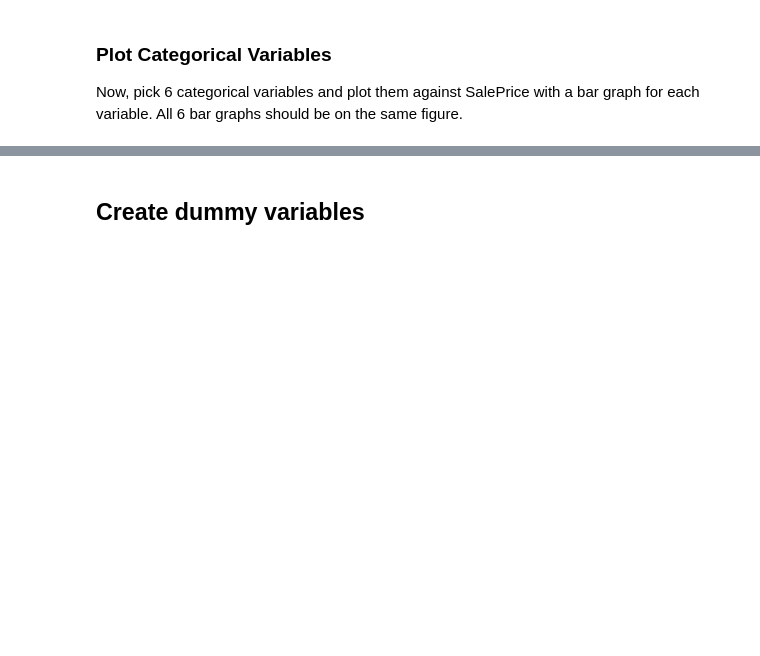
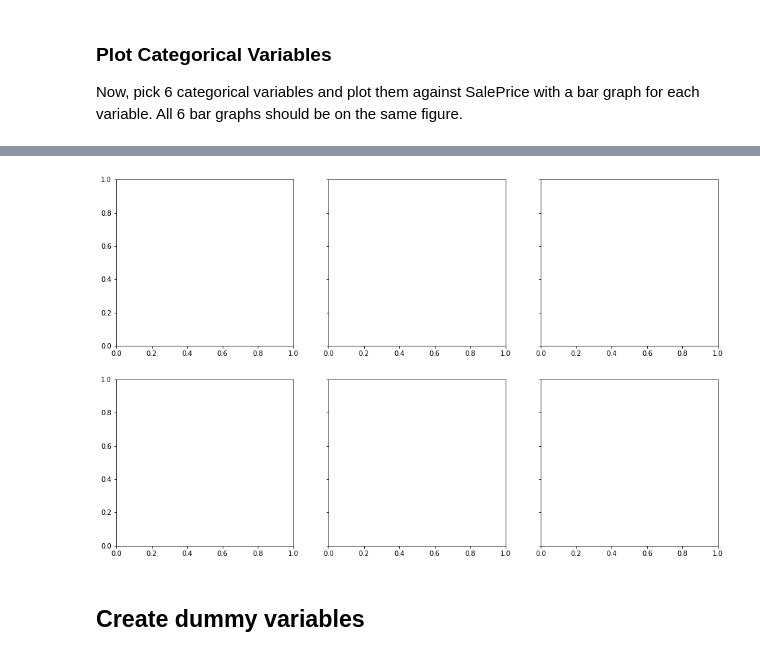
Before and after one commit to rmlevy1/dsc-dealing-with-categorical-variables-lab-nyc-ds-021720, a Jupyter notebook: index.ipynb, the cells around one changed output, grey strips where cells are left out. Saved outputs shown, nothing was run; the diff lists cells and outputs as text; code cells hidden in the pictures; blank space fills up the shorter version.

```diff
--- a/index.ipynb
+++ b/index.ipynb
@@ -113,7 +113,7 @@ memory usage: 924.0+ KB
 
 Now, pick 6 categorical variables and plot them against SalePrice with a bar graph for each variable. All 6 bar graphs should be on the same figure.
 # %%
-mport matplotlib.pyplot as plt
+import matplotlib.pyplot as plt
 %matplotlib inline
 
 fig, axes = plt.subplots(nrows=2, ncols=3, figsize=(16,10), sharey=True)
@@ -135,3 +135,4 @@ SyntaxError: invalid syntax (<ipython-input-5-6e30626349fa>, line 1)
+[figure, added]
 # %% [markdown]
 ## Create dummy variables
 # %% [markdown]
```
Also changed, not shown: parts of 1 cell of this notebook.
